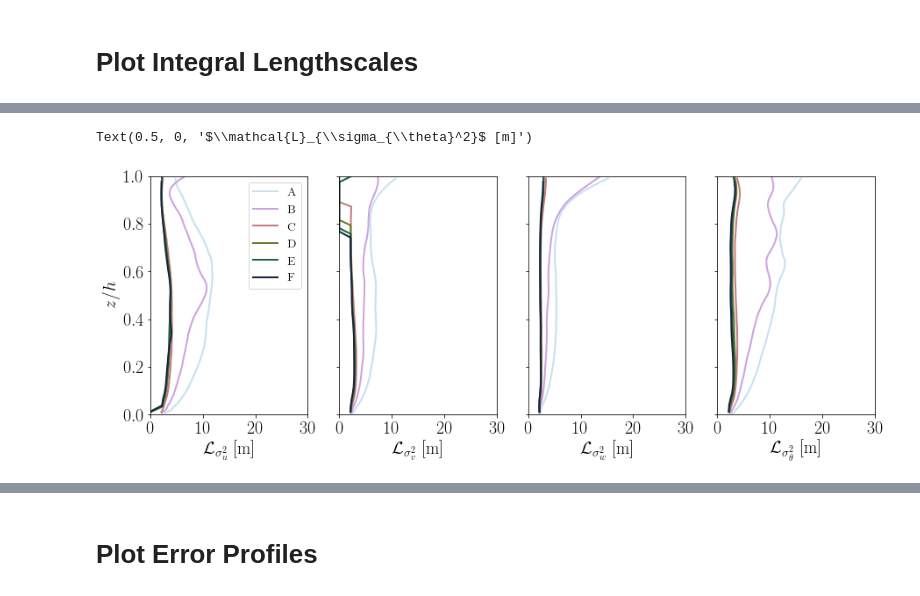
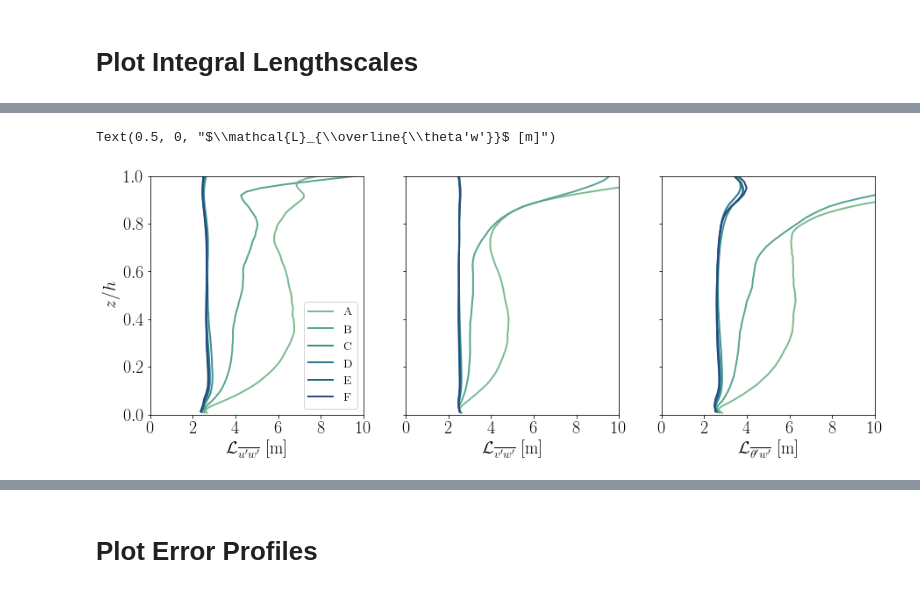
Before and after one commit to bgreene777/SBL_LES, a Jupyter notebook: ipynb/plot_RFMnc.ipynb, the cells around one changed output, grey strips where cells are left out. Saved outputs shown, nothing was run; the diff lists cells and outputs as text; code cells hidden in the pictures.

```diff
--- a/ipynb/plot_RFMnc.ipynb
+++ b/ipynb/plot_RFMnc.ipynb
@@ -17,6 +17,7 @@ rc('font',weight='normal',size=20,family='serif',serif='Times New Roman')
 rc('text',usetex='True')
 props=dict(boxstyle="square",facecolor="white",edgecolor="white",alpha=0.0)
 props2=dict(boxstyle='square',facecolor='white',alpha=0.85)
+colors2 = seaborn.color_palette("cubehelix", 4)
 # %% [markdown]
 # Load Data
 # %%
@@ -45,6 +46,7 @@ Lall = []
 Aall = []
 err = []
 Call, pall = [], []
+L_vol = []
 # loop over sims and load stats, spectrogram data
 for sim in sims:
     dnc = f"/home/bgreene/simulations/{sim}_192/output/netcdf/"
@@ -69,6 +71,8 @@ for sim in sims:
     # load RFM coefficients
     Call.append(xr.load_dataset(dnc+"fit_C.nc"))
     pall.append(xr.load_dataset(dnc+"fit_p.nc"))
+    # load new L_vol files for each stability
+    L_vol.append(xr.load_dataset(dnc+"L_vol.nc"))
 
 # define colormap based on number of simulations
 nsim = len(sims)
@@ -254,34 +482,28 @@ ax1a.axvline(Ru.x[izero], color="r")
 # %%
-# four panel: u, v, w, theta variances
-fig2, ax2 = plt.subplots(nrows=1, ncols=4, sharey=True, figsize=(14.8, 5))
-for i, (l, s) in enumerate(zip(Lall, sall)):
-    # u
-    ax2[0].plot(l.uu_var_rot, l.z/s.h, ls="-", lw=2, c=cmap[i], label=s.label2)
-    # v
-    ax2[1].plot(l.vv_var_rot, l.z/s.h, ls="-", lw=2, c=cmap[i])
-    # w
-    ax2[2].plot(l.ww_var, l.z/s.h, ls="-", lw=2, c=cmap[i])
-    # theta
-    ax2[3].plot(l.tt_var, l.z/s.h, ls="-", lw=2, c=cmap[i])
+# three panel: uw, vw, tw covariances
+fig3, ax3 = plt.subplots(nrows=1, ncols=3, sharey=True, figsize=(14.8, 5))
+for i, (l, s) in enumerate(zip(L_vol, sall)):
+    # uw
+    ax3[0].plot(l.uw, l.z/s.h, ls="-", lw=2, c=colors[i], label=s.label2)
+    # vw
+    ax3[1].plot(l.vw, l.z/s.h, ls="-", lw=2, c=colors[i])
+    # tw
+    ax3[2].plot(l.tw, l.z/s.h, ls="-", lw=2, c=colors[i])
 # labels
-ax2[0].legend(fontsize=14)
-ax2[0].set_ylim([0, 1])
-ax2[0].set_ylabel("$z/h$")
-ax2[0].set_xlim([0, 30])
-ax2[0].xaxis.set_major_locator(MultipleLocator(10))
-ax2[0].set_xlabel("$\\mathcal{L}_{\\sigma_u^2}$ [m]")
+ax3[0].legend(fontsize=14)
+ax3[0].set_ylim([0, 1])
+ax3[0].set_ylabel("$z/h$")
+ax3[0].set_xlim([0, 10])
+ax3[0].xaxis.set_major_locator(MultipleLocator(2))
+ax3[0].set_xlabel("$\\mathcal{L}_{\\overline{u'w'}}$ [m]")
 
-ax2[1].set_xlim([0, 30])
-ax2[1].xaxis.set_major_locator(MultipleLocator(10))
-ax2[1].set_xlabel("$\\mathcal{L}_{\\sigma_v^2}$ [m]")
+ax3[1].set_xlim([0, 10])
+ax3[1].xaxis.set_major_locator(MultipleLocator(2))
+ax3[1].set_xlabel("$\\mathcal{L}_{\\overline{v'w'}}$ [m]")
 
-ax2[2].set_xlim([0, 30])
-ax2[2].xaxis.set_major_locator(MultipleLocator(10))
-ax2[2].set_xlabel("$\\mathcal{L}_{\\sigma_w^2}$ [m]")
-
-ax2[3].set_xlim([0, 30])
-ax2[3].xaxis.set_major_locator(MultipleLocator(10))
-ax2[3].set_xlabel("$\\mathcal{L}_{\\sigma_{\\theta}^2}$ [m]")
+ax3[2].set_xlim([0, 10])
+ax3[2].xaxis.set_major_locator(MultipleLocator(2))
+ax3[2].set_xlabel("$\\mathcal{L}_{\\overline{\\theta'w'}}$ [m]")
 # %% [output]
-Text(0.5, 0, '$\\mathcal{L}_{\\sigma_{\\theta}^2}$ [m]')
+Text(0.5, 0, "$\\mathcal{L}_{\\overline{\\theta'w'}}$ [m]")
-[figure, old version]
+[figure, new version]
```
Also changed, not shown: parts of 19 cells of this notebook.
